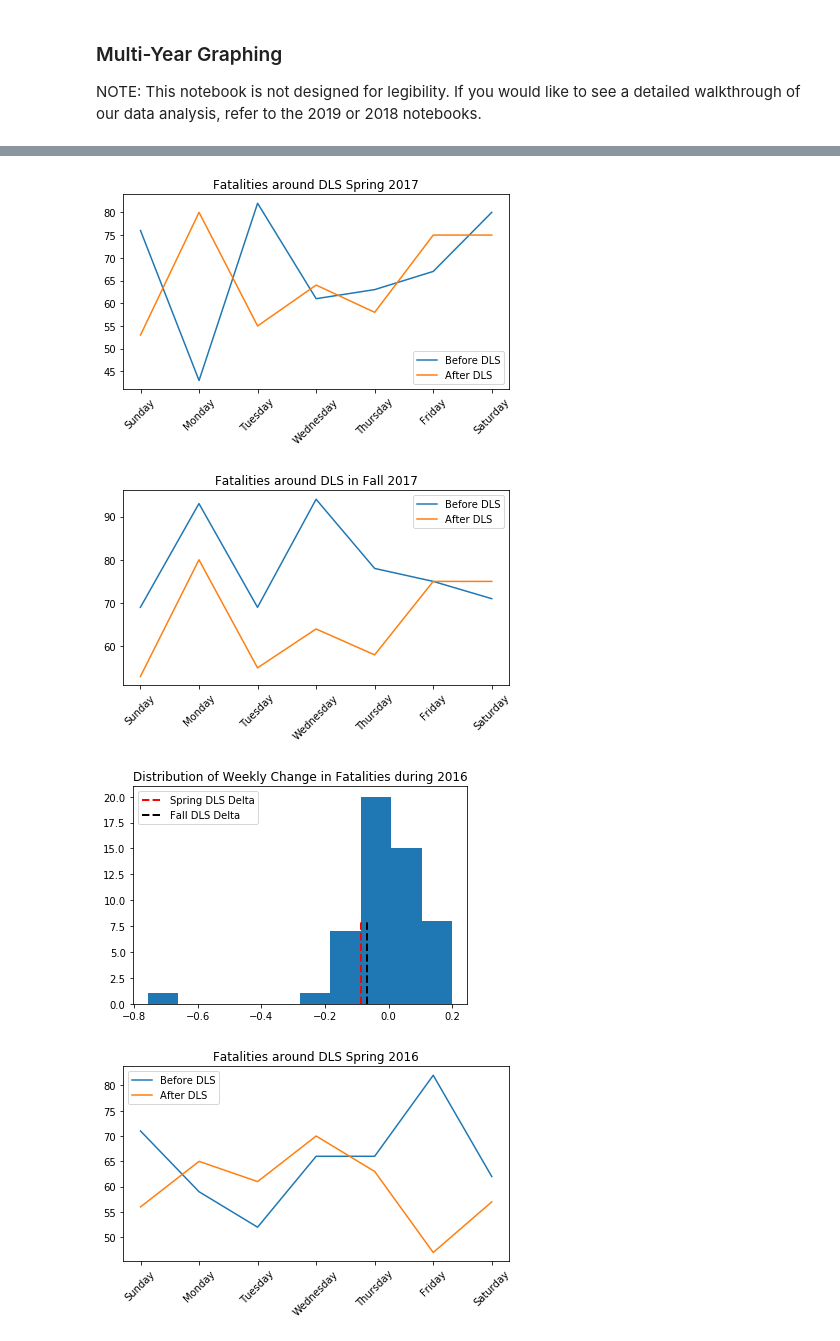
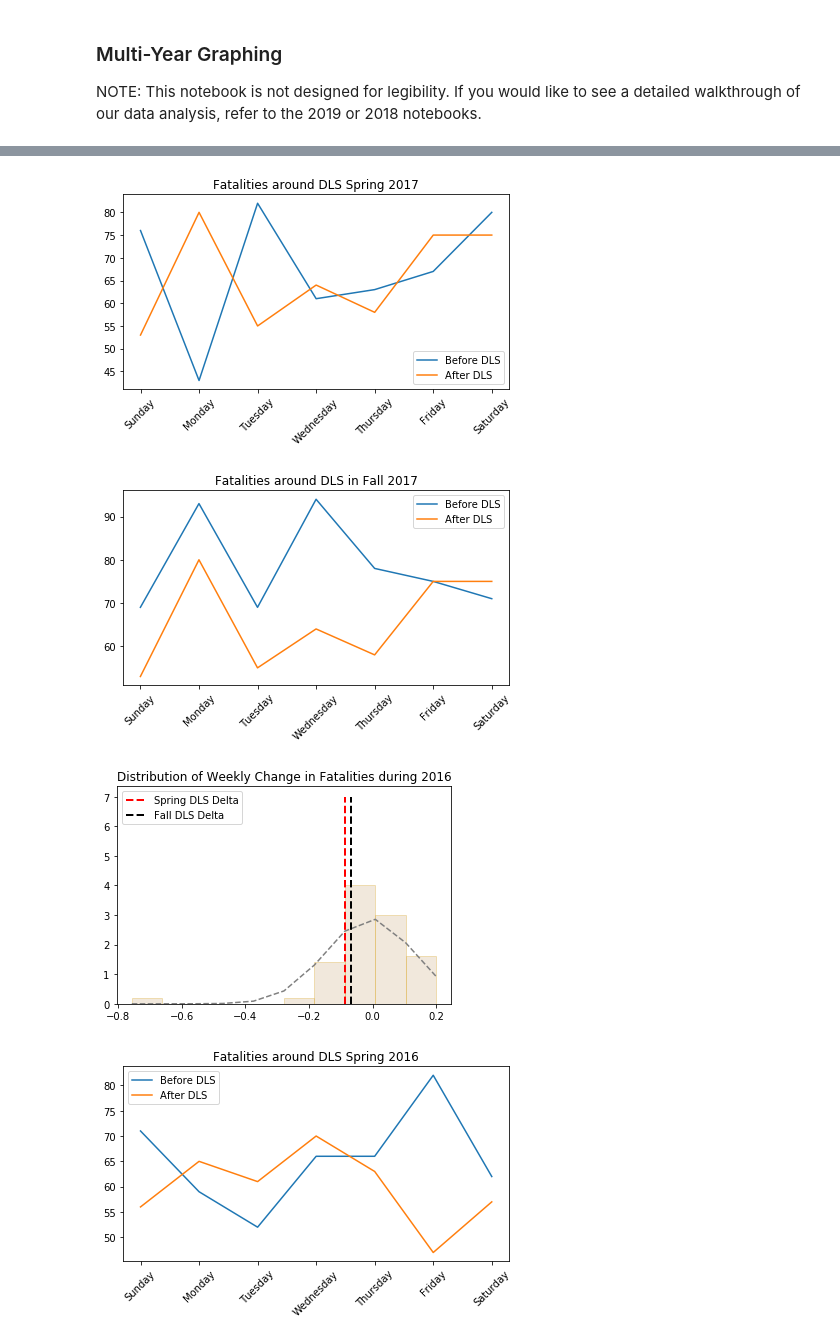
Before and after one commit to vieravfg/Analysis-of-Traffic-Fatalities, a Jupyter notebook: multi_year_graphing.ipynb, the cells around one changed output, grey strips where cells are left out. Cells and saved outputs as stored; diff of their text form; code cells hidden in the pictures.

```diff
--- a/multi_year_graphing.ipynb
+++ b/multi_year_graphing.ipynb
@@ -79,6 +80,8 @@ for year in year_dict.keys():
     mar_week_after = mar_week_before + 1
     nov_week_before = dt.date(dls["Y"],dls["M2"],dls["D2"]).isocalendar()[1] #Determine week of year
     nov_week_after = nov_week_before + 1
+    # IMPORT norm
+    from scipy.stats import norm
     #GROUP DATA BY WEEK
     week_gb = sample_df.groupby(by=["WEEK_NUM"])
     week_summary = pd.DataFrame(week_gb["FATALS"].sum())
@@ -94,16 +97,30 @@ for year in year_dict.keys():
             weekly_change.append(delta)
     week_summary["WEEKLY_CHANGE"] = weekly_change
     week_summary["Z_SCORE"] = st.zscore(weekly_change, nan_policy='omit')
-    week_summary.reset_index(inplace=True)
+
     mar_delta = weekly_change[mar_week_after - 1] #Delta in the week after March DLS
     nov_delta = weekly_change[nov_week_after - 1] #Delta in the week after November DLS
 
+    #Finding mu and sigma
+    weekly_change.remove(np.nan)
+    num_bins = 10
+    mu, std = norm.fit(weekly_change)
+    sigma = std
+    week_summary.reset_index(inplace=True)
+
     ##FIGURE
     plt.figure()
-    plt.hist(week_summary["WEEKLY_CHANGE"])
+    n, bins, patches = plt.hist(week_summary["WEEKLY_CHANGE"],
+                   num_bins, density=True, color = 'tan',
+                   edgecolor = 'goldenrod', alpha = 0.3)
+
+    y = ((1 / (np.sqrt(2 * np.pi) * sigma)) *
+         np.exp(-0.5 * (1 / sigma * (bins - mu))**2))
+
     plt.title(f"Distribution of Weekly Change in Fatalities during {year}")
-    plt.plot([mar_delta,mar_delta], [0, 8], 'r--', lw=2, label="Spring DLS Delta")
-    plt.plot([nov_delta,nov_delta], [0, 8], 'k--', lw=2, label="Fall DLS Delta")
+    plt.plot([mar_delta,mar_delta], [0, 7], 'r--', lw=2, label="Spring DLS Delta")
+    plt.plot(bins, y, '--', color ='gray')
+    plt.plot([nov_delta,nov_delta], [0, 7], 'k--', lw=2, label="Fall DLS Delta")
     plt.legend()
     plt.savefig(f"Graphs/{year} Delta Distributions.png")
     plt.show()
@@ -143,4 +160,6 @@ for year in year_dict.keys():
     plt.tight_layout()
     plt.savefig(f"Graphs/{year} Fall Fatals.png")
     plt.show()
+    # Supress Warning
+    warnings.simplefilter(action = "ignore", category = RuntimeWarning)
 # %% [output]
@@ -154,5 +173,5 @@ for year in year_dict.keys():
 [figure]
 [figure]
-[figure, old version]
+[figure, new version]
 [figure]
 [figure]
```
Also changed, not shown: parts of 2 cells of this notebook, 4 other files.
